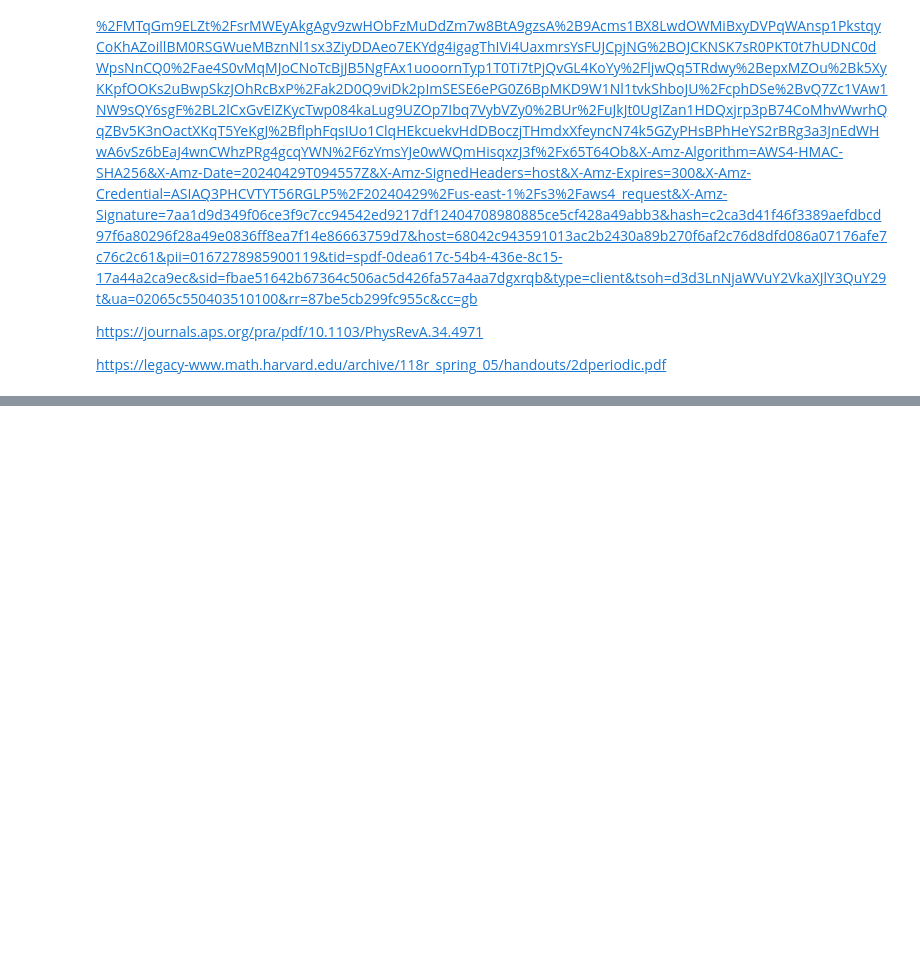
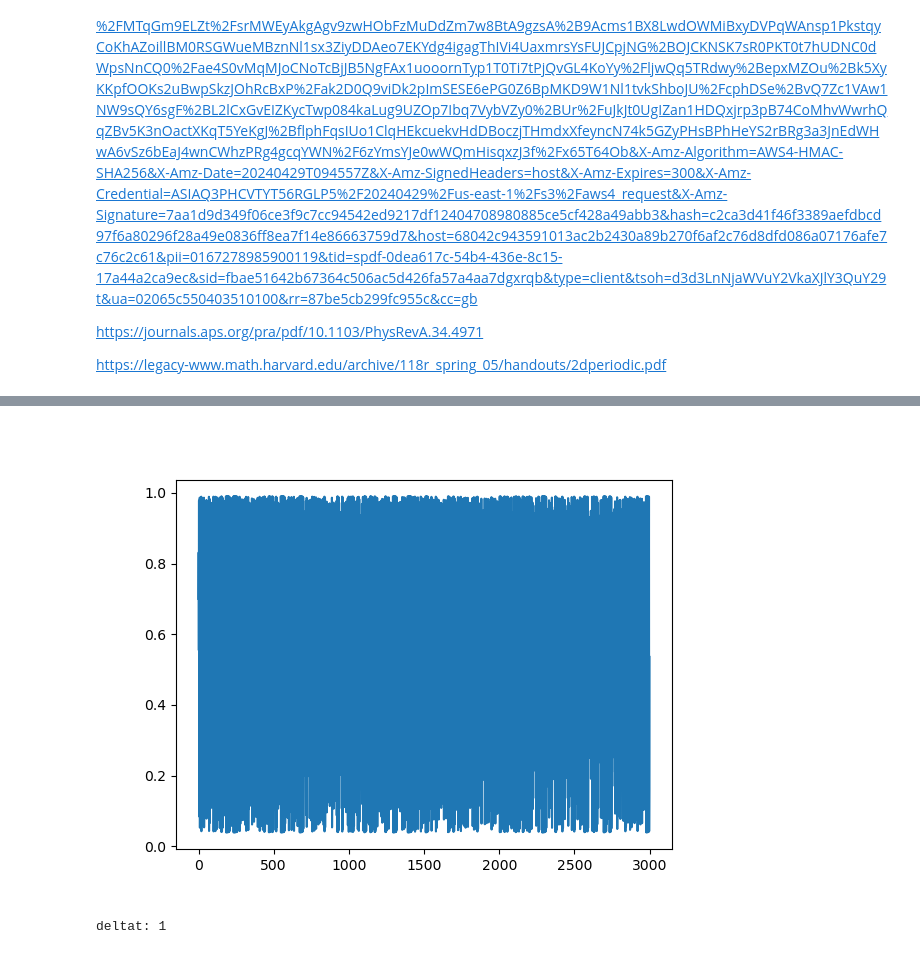
Before and after one commit to USonixGroup/wpt-cavitation, a Jupyter notebook: notebooks/LE2.ipynb, the cells around one changed output, grey strips where cells are left out. Cells and saved outputs as stored; diff of their text form; code cells hidden in the pictures; blank space fills up the shorter version.

```diff
--- a/notebooks/LE2.ipynb
+++ b/notebooks/LE2.ipynb
@@ -192,8 +201,11 @@ def logistic_func(mu = 4, x0 = 0.6, n = 50):
 
     return t, deltat, np.asanyarray(sol)
 # %%
-t_log, deltat_log, data_log = logistic_func(mu=4, x0 = 0.7, n= 3000)
+t_log, deltat_log, data_log = logistic_func(mu=3.96, x0 = 0.7, n= 3000)
 print('deltat:',deltat_log)
+# %% [output]
+[figure, added]
+deltat: 1
 # %%
 fft_amp, fft_freq = st.fft(ss.detrend(data_log), sampling_rate=1/deltat_log, fundamental_freq=1)
 plt.figure()
```
Also changed, not shown: parts of 34 cells of this notebook.
